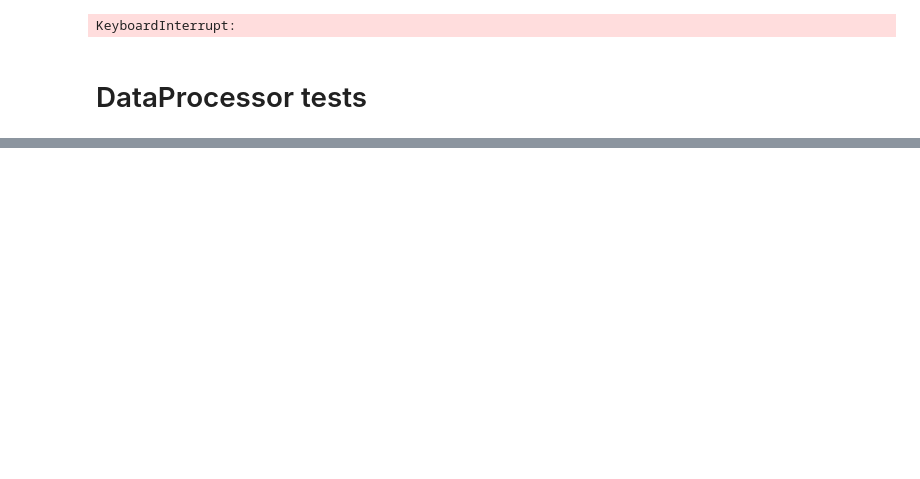
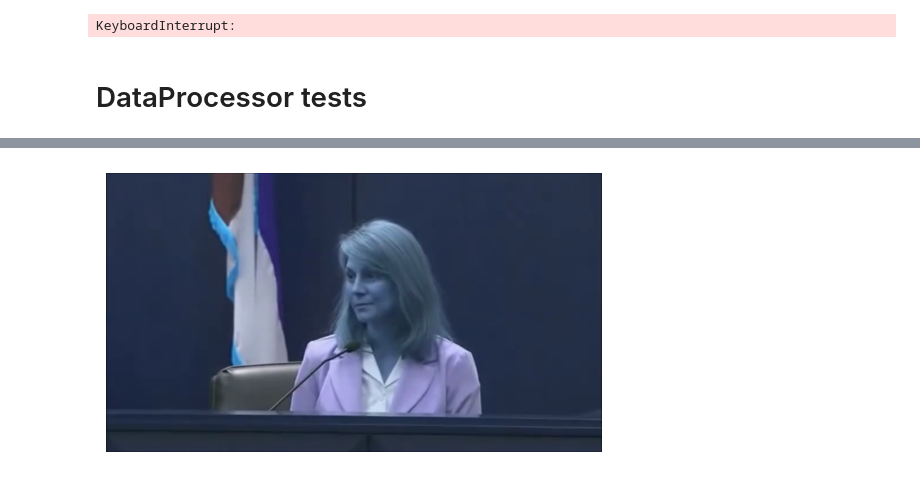
Before and after one commit to Newtoneiro/automatic-lie-detection, a Jupyter notebook: notebooks/sandboxes/video_meshing/face_meshing.ipynb, the cells around one changed output, grey strips where cells are left out. Cells and saved outputs as stored; diff of their text form; code cells hidden in the pictures; blank space fills up the shorter version.

```diff
--- a/notebooks/sandboxes/video_meshing/face_meshing.ipynb
+++ b/notebooks/sandboxes/video_meshing/face_meshing.ipynb
@@ -46,0 +116,8 @@ dp.process_video(VIDEO_PATH)
+# %%
+np_frame = np.load('test_frame.npy')
+
+plt.imshow(np_frame)
+plt.axis('off')
+plt.show()
+# %% [output]
+[figure, added]
```
Also changed, not shown: parts of 13 cells of this notebook, 5 other files.
